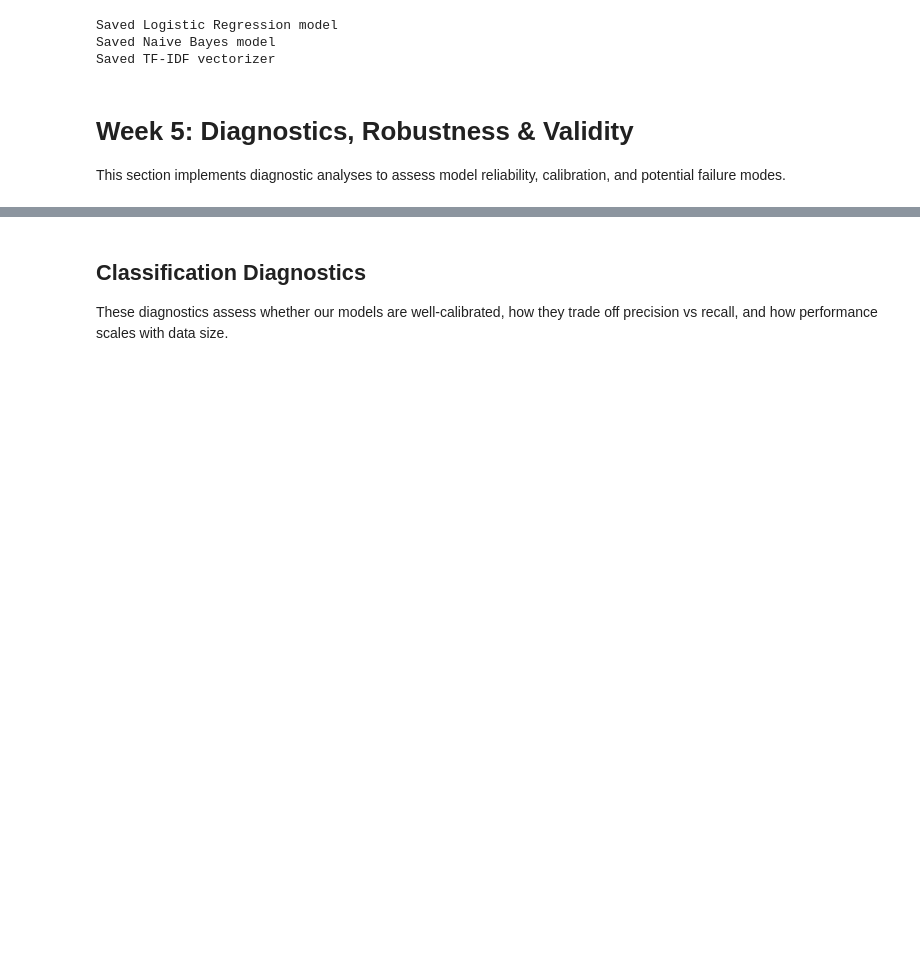
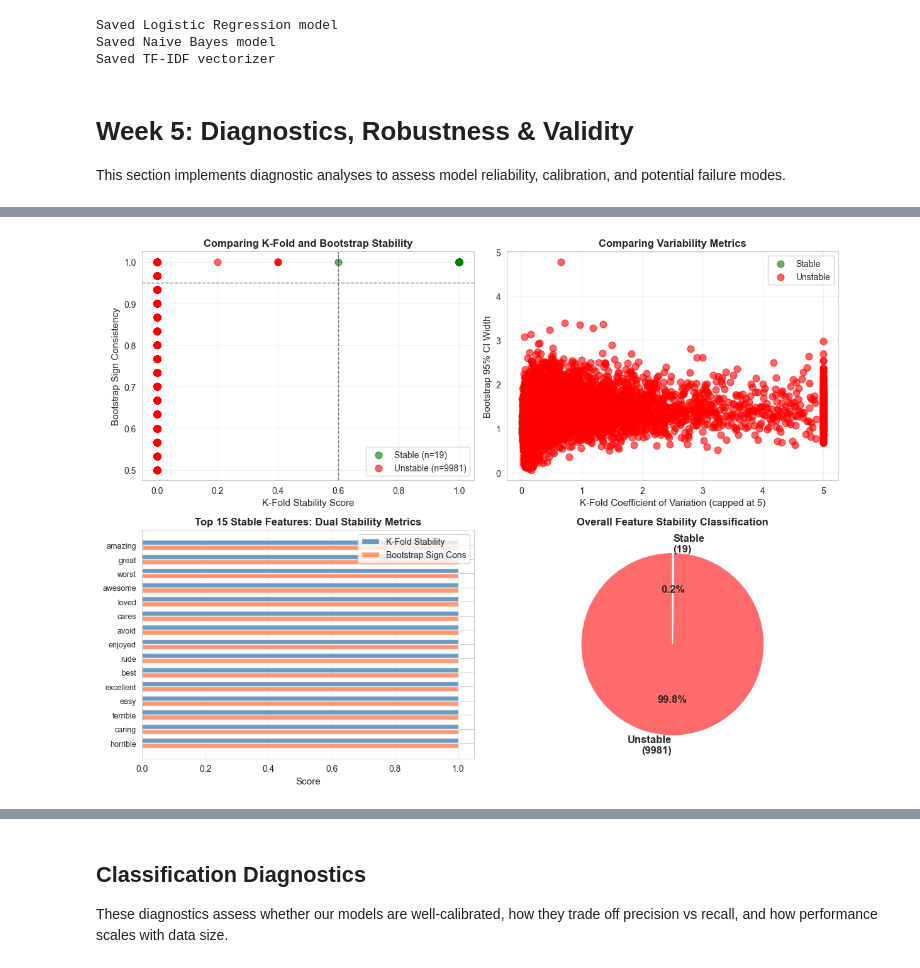
Before and after one commit to 3028Bikalpa/SOSC314_project_Bikki, a Jupyter notebook: Codes/models.ipynb, the cells around one changed output, grey strips where cells are left out. Cells and saved outputs as stored; diff of their text form; code cells hidden in the pictures; blank space fills up the shorter version.

```diff
--- a/Codes/models.ipynb
+++ b/Codes/models.ipynb
@@ -2627,0 +1858,79 @@ This section implements diagnostic analyses to assess model reliability, calibra
+# %%
+# Create comprehensive stability comparison visualization
+
+fig, axes = plt.subplots(2, 2, figsize=(12, 9))
+
+# 1. K-Fold Stability Score vs Bootstrap Sign Consistency
+axes[0, 0].scatter(combined_stability[combined_stability['is_stable']]['stability_score'],
+                   combined_stability[combined_stability['is_stable']]['sign_consistency'],
+                   alpha=0.6, s=60, c='green', label=f'Stable (n={len(stable_features_combined)})')
+axes[0, 0].scatter(combined_stability[~combined_stability['is_stable']]['stability_score'],
+                   combined_stability[~combined_stability['is_stable']]['sign_consistency'],
+                   alpha=0.6, s=60, c='red', label=f'Unstable (n={len(unstable_features_combined)})')
+axes[0, 0].axhline(y=0.95, color='black', linestyle='--', linewidth=1, alpha=0.5)
+axes[0, 0].axvline(x=0.6, color='black', linestyle='--', linewidth=1, alpha=0.5)
+axes[0, 0].set_xlabel('K-Fold Stability Score', fontsize=11)
+axes[0, 0].set_ylabel('Bootstrap Sign Consistency', fontsize=11)
+axes[0, 0].set_title('Comparing K-Fold and Bootstrap Stability', fontsize=12, fontweight='bold')
+axes[0, 0].legend(fontsize=10)
+axes[0, 0].grid(alpha=0.3)
+
+# 2. Coefficient of Variation vs CI Width
+axes[0, 1].scatter(combined_stability[combined_stability['is_stable']]['coef_cv'].clip(0, 5),
+                   combined_stability[combined_stability['is_stable']]['ci_width'],
+                   alpha=0.6, s=60, c='green', label='Stable')
+axes[0, 1].scatter(combined_stability[~combined_stability['is_stable']]['coef_cv'].clip(0, 5),
+                   combined_stability[~combined_stability['is_stable']]['ci_width'],
+                   alpha=0.6, s=60, c='red', label='Unstable')
+axes[0, 1].set_xlabel('K-Fold Coefficient of Variation (capped at 5)', fontsize=11)
+axes[0, 1].set_ylabel('Bootstrap 95% CI Width', fontsize=11)
+axes[0, 1].set_title('Comparing Variability Metrics', fontsize=12, fontweight='bold')
+axes[0, 1].legend(fontsize=10)
+axes[0, 1].grid(alpha=0.3)
+
+# 3. Top 15 stable features comparison
+top_15_stable = stable_features_combined.head(15)
+x = np.arange(len(top_15_stable))
+width = 0.35
+
+axes[1, 0].barh(x - width/2, top_15_stable['stability_score'], width,
+                label='K-Fold Stability', color='steelblue', alpha=0.8)
+axes[1, 0].barh(x + width/2, top_15_stable['sign_consistency'], width,
+                label='Bootstrap Sign Cons', color='coral', alpha=0.8)
+axes[1, 0].set_yticks(x)
+axes[1, 0].set_yticklabels(top_15_stable['feature'], fontsize=9)
+axes[1, 0].set_xlabel('Score', fontsize=11)
+axes[1, 0].set_title('Top 15 Stable Features: Dual Stability Metrics',
+                     fontsize=12, fontweight='bold')
+axes[1, 0].legend(fontsize=10)
+axes[1, 0].invert_yaxis()
+axes[1, 0].grid(axis='x', alpha=0.3)
+
+# 4. Stability classification pie chart
+stability_categories = combined_stability.groupby('is_stable').size()
+colors = ['#ff6b6b', '#51cf66']
+labels = [f'Unstable\n({unstable_features_combined.shape[0]})',
+          f'Stable\n({stable_features_combined.shape[0]})']
+
+wedges, texts, autotexts = axes[1, 1].pie(stability_categories,
+                                           labels=labels,
+                                           colors=colors,
+                                           autopct='%1.1f%%',
+                                           startangle=90,
+                                           textprops={'fontsize': 12, 'weight': 'bold'})
+axes[1, 1].set_title('Overall Feature Stability Classification',
+                     fontsize=12, fontweight='bold')
+
+plt.tight_layout()
+plt.savefig('../Images/feature_stability_comparison.png', dpi=300, bbox_inches='tight')
+plt.show()
+plt.close()
+gc.collect()  # Free memory  # Free memory
+
+print("\nStability analysis complete!")
+print(f"Saved visualizations:")
+print(f"  - ../Images/feature_stability_kfold.png")
+print(f"  - ../Images/feature_stability_bootstrap.png")
+print(f"  - ../Images/feature_stability_comparison.png")
+# %% [output]
+[figure, added]
```
Also changed, not shown: parts of 70 cells of this notebook, 3 other files.
